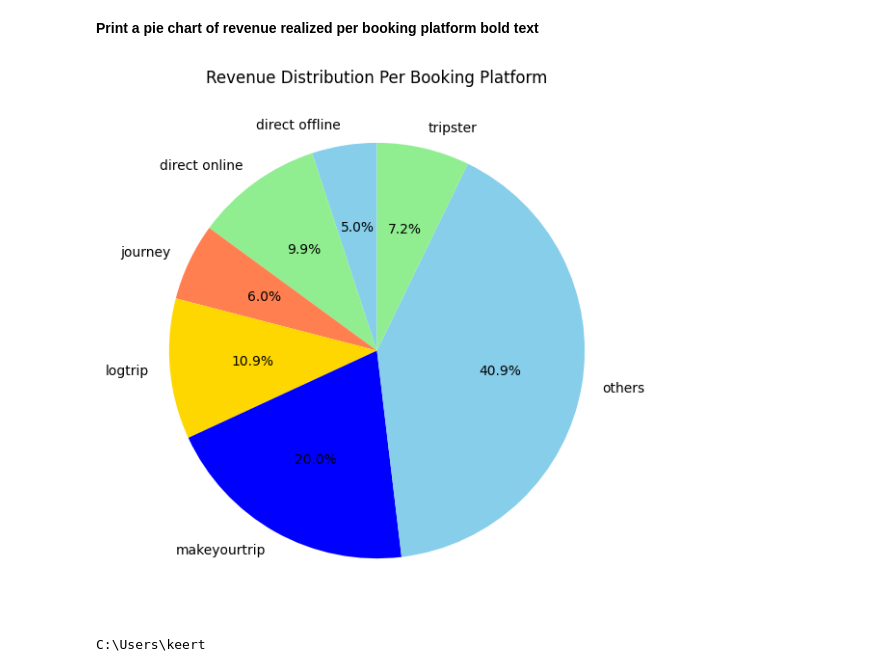
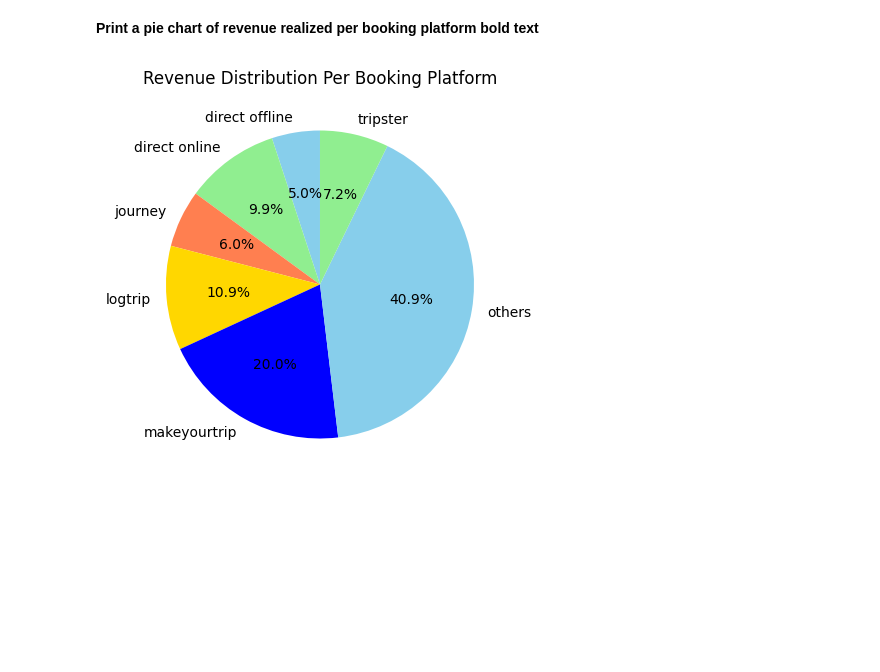
Before and after one commit to Keerthana-DS-ghub/Analysing_Hotel_booking, a Jupyter notebook: Hotel_Booking_Insights.ipynb, the cells around one changed output. Drawn from its saved outputs; the diff is of its cells as text; code cells hidden in the pictures; blank space fills up the shorter version.

```diff
--- a/Hotel_Booking_Insights.ipynb
+++ b/Hotel_Booking_Insights.ipynb
@@ -886,5 +886,11 @@ memory usage: 15.4+ MB
 # %%
-df_bookings_all["check_in_date"] = pd.to_datetime(df_bookings_all["check_in_date"], dayfirst=True)
+df_bookings_all['check_in_date'] = pd.to_datetime(df_bookings_all['check_in_date'], format='mixed', dayfirst=True)
+
+#import pandas as pd
+#df_bookings_all["check_in_date"] = pd.to_datetime(df_bookings_all["check_in_date"], dayfirst=True)
+#from dateutil import parser
+
+#df_bookings_all['check_in_date'] = df_bookings_all['check_in_date'].apply(lambda x: parser.parse(x, dayfirst=True))
 # %%
 df_bookings_all["check_in_date"] = pd.to_datetime(df_bookings_all["check_in_date"])
 df_bookings_all.head(4)
@@ -950,15 +954,10 @@ Name: ratings_given, dtype: float64
 # %%
 revenue_per_platform = df_bookings_all.groupby("booking_platform")["revenue_generated"].sum()
 # Plot Pie Chart
-plt.figure(figsize=(7, 7))
+plt.figure(figsize=(5, 5))
 revenue_per_platform.plot(kind='pie', autopct='%1.1f%%', startangle=90, colors=["skyblue", "lightgreen", "coral", "gold","blue"])
 plt.title("Revenue Distribution Per Booking Platform")
 plt.ylabel("")  # Hide y-label for better visualization
 plt.show()
 # %% [output]
-[figure, old version]
+[figure, new version]
-# %%
-import os
-print(os.getcwd())
-# %% [output]
-C:\Users\keert
```
Also changed, not shown: parts of 3 cells of this notebook.
